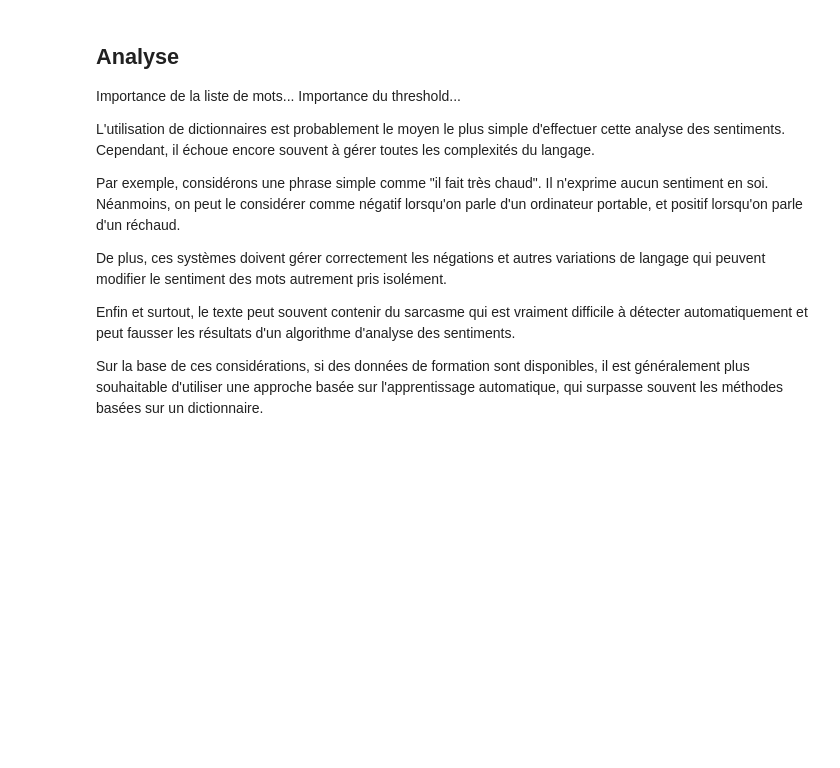
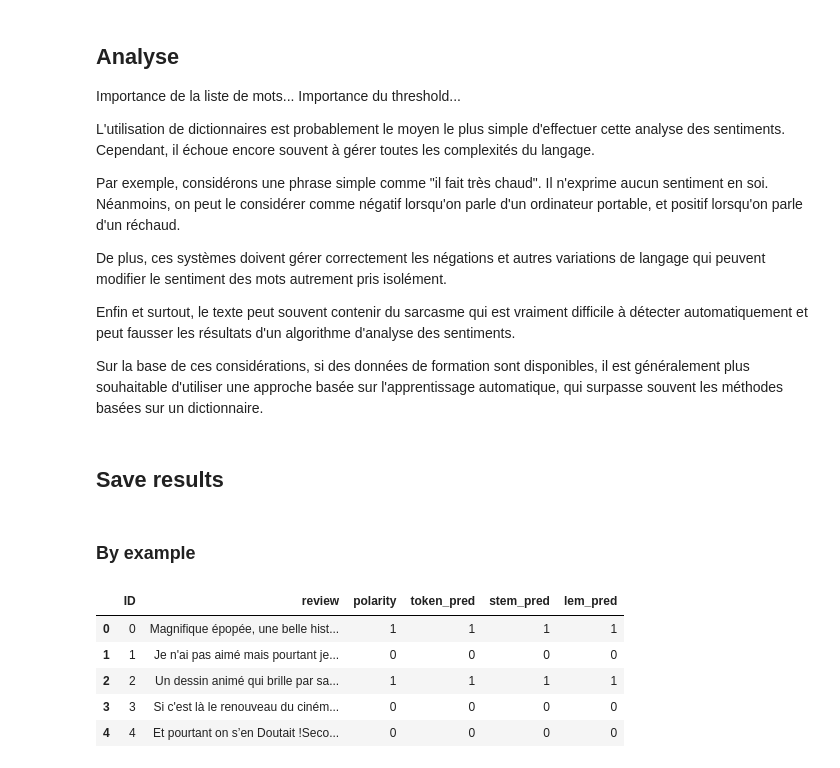
Before and after one commit to Vachonni/TrainingNLP, a Jupyter notebook: notebooks/FormationNLP-lexical.ipynb, the cells around one changed output. Drawn from its saved outputs; the diff is of its cells as text; code cells hidden in the pictures; blank space fills up the shorter version.

Commit message:
Saving preds per example and doing comparaison analysis

```diff
--- a/notebooks/FormationNLP-lexical.ipynb
+++ b/notebooks/FormationNLP-lexical.ipynb
@@ -166,7 +167,6 @@ for tech in ['token_', 'stem_', 'lem_']:
     print(tech+"pred")
     # Plot confusion matrix
     skplt.metrics.plot_confusion_matrix(test_data['polarity'], test_data[tech+'pred'],
-                                    normalize=True,
                                     title="Confusion Matrix "+tech,
                                     cmap="Purples",
                                     )
@@ -229,3 +212,26 @@ De plus, ces systèmes doivent gérer correctement les négations et autres vari
 Enfin et surtout, le texte peut souvent contenir du sarcasme qui est vraiment difficile à détecter automatiquement et peut fausser les résultats d'un algorithme d'analyse des sentiments.
 
 Sur la base de ces considérations, si des données de formation sont disponibles, il est généralement plus souhaitable d'utiliser une approche basée sur l'apprentissage automatique, qui surpasse souvent les méthodes basées sur un dictionnaire.
+# %% [markdown]
+## Save results
+# %% [markdown]
+### By example
+# %%
+pred_test_data = test_data[['ID', 'review', 'polarity', 'token_pred', 'stem_pred', 'lem_pred']]
+
+# Turn bool in int
+pred_test_data.loc[:,'token_pred'] = pred_test_data['token_pred'].astype(int)
+pred_test_data.loc[:,'stem_pred'] = pred_test_data['stem_pred'].astype(int)
+pred_test_data.loc[:,'lem_pred'] = pred_test_data['lem_pred'].astype(int)
+
+# Save predictions
+pred_test_data.to_csv(config.base_dir + '/Data/pred_test_data.csv', index=False)
+
+pred_test_data.head()
+# %% [output]
+|  | ID | review | polarity | token_pred | stem_pred | lem_pred |
+| 0 | 0 | Magnifique épopée, une belle hist... | 1 | 1 | 1 | 1 |
+| 1 | 1 | Je n'ai pas aimé mais pourtant je... | 0 | 0 | 0 | 0 |
+| 2 | 2 | Un dessin animé qui brille par sa... | 1 | 1 | 1 | 1 |
+| 3 | 3 | Si c'est là le renouveau du ciném... | 0 | 0 | 0 | 0 |
+| 4 | 4 | Et pourtant on s’en Doutait !Seco... | 0 | 0 | 0 | 0 |
```
Also changed, not shown: parts of 8 cells of this notebook, 2 other files.
